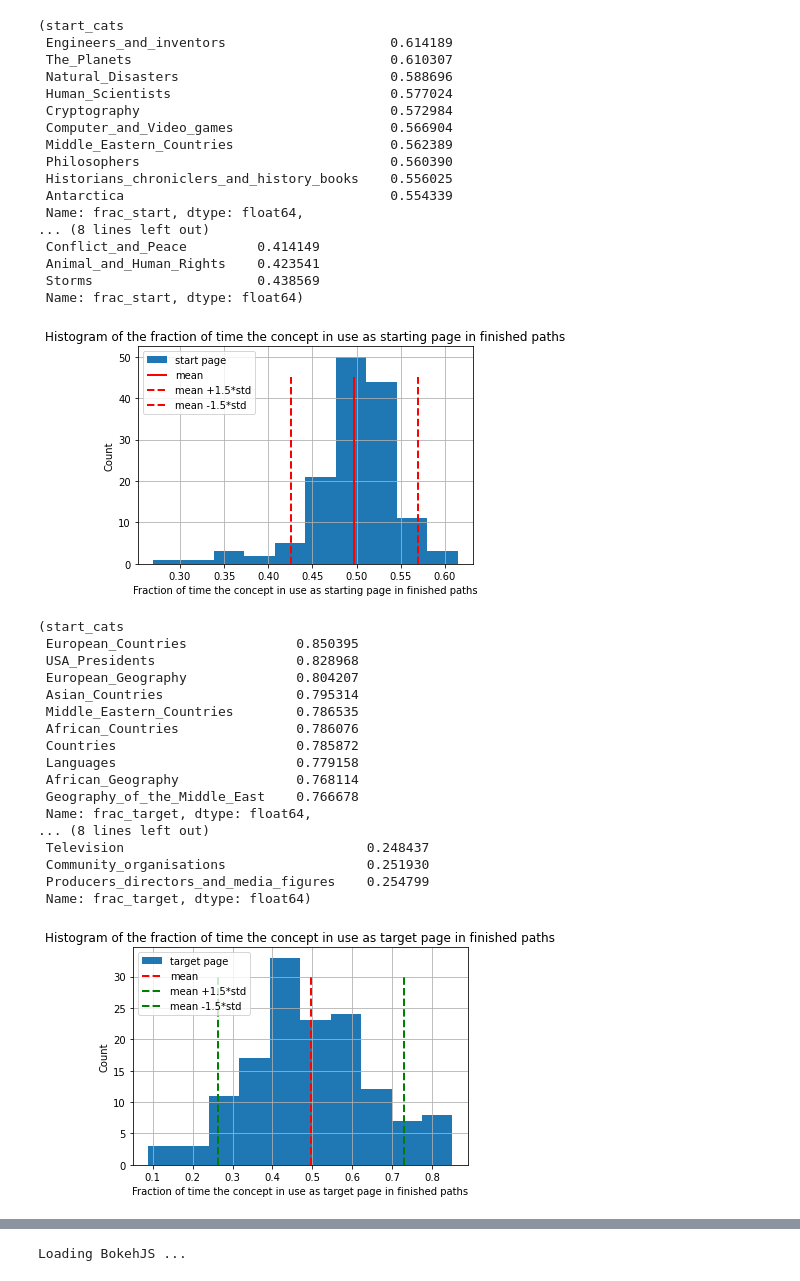
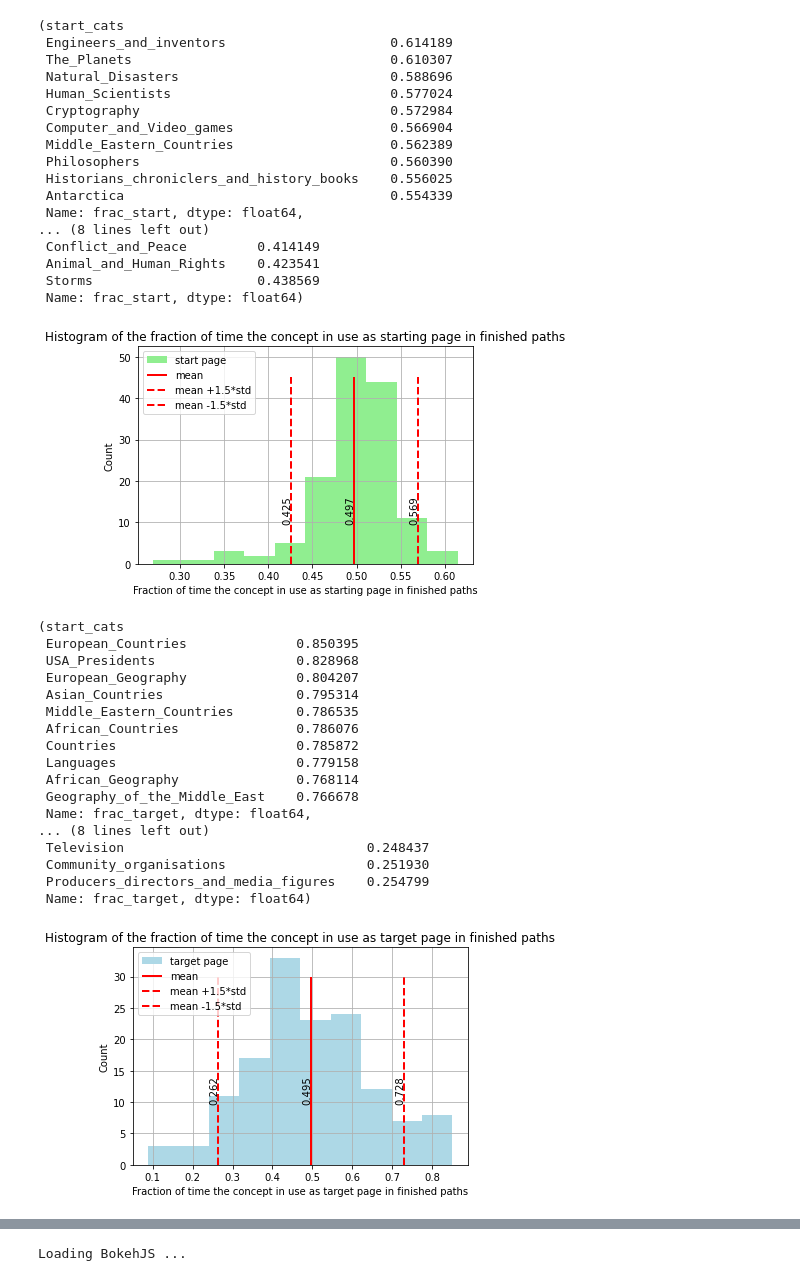
Before and after one commit to epfl-ada/ada-2022-project-7yobananaboy7, a Jupyter notebook: Cluster pages .ipynb, the cells around one changed output, grey strips where cells are left out. Cells and saved outputs as stored; diff of their text form; code cells hidden in the pictures.

```diff
--- a/Cluster pages .ipynb
+++ b/Cluster pages .ipynb
@@ -149,11 +35,0 @@ However, we have to be carefull because maybe the difference of 10 is between 61
-# %%
-def get_first_last(n, df, cat):
-    df_sorted_cat = df[cat].sort_values()
-    return df_sorted_cat[-n :][::-1], df_sorted_cat[:n]
-
-categories_all.diff_in.hist(alpha = 0.6, label = 'in_degree').set_title('Histogram of the absolute difference  between finished and unfineshed graphs of node degree')
-categories_all.diff_out.hist(alpha = 0.6, label = 'out_degree')
-categories_all.diff_mean_in_out.hist(alpha = 0.6, label = 'mean_degree')
-plt.xlabel('Difference of degree')
-plt.ylabel('Count')
-plt.legend()
@@ -285,4 +144,6 @@ get_first_last(10, categories_all, 'weighted_diff_unfinished')
 # %%
+# split the categories and and aggregate categories of articles that have multiple categories
 categories['categories'] = categories.category.apply(lambda x : x.split('.')[1:])
 categories_merged = pd.DataFrame(categories.groupby('article').categories.agg(sum))
-#categories_merged = categories_merged.reset_index()
+start_target_cats = get_start_target_cats(paths_unfinished, paths_finished, categories_merged, nb_finished_node_visited, nb_unfinished_node_visited)
+start_target_cats.head(4)
@@ -313,11 +156,0 @@ start_target_cats_unfinished = start_target_cats_unfinished.add_suffix('_unfinis
-# %%
-start_target_cats = start_target_cats_finished.join(start_target_cats_unfinished)
-# %%
-start_target_cats['weighted_diff_start'] = start_target_cats.apply(lambda x:
-            (x.start_finished - x.start_unfinished) /(x.start_finished + x.start_unfinished), axis = 1)
-start_target_cats['weighted_diff_target'] = start_target_cats.apply(lambda x:
-            (x.target_finished - x.target_unfinished) /(x.target_finished + x.target_unfinished), axis = 1)
-start_target_cats['frac_start'] = start_target_cats.apply(lambda x:
-            (x.start_finished) /(x.start_finished + x.start_unfinished), axis = 1)
-start_target_cats['frac_target'] = start_target_cats.apply(lambda x:
-            (x.target_finished) /(x.target_finished + x.target_unfinished), axis = 1)
@@ -340,5 +157,5 @@ Some starting and target concepts has a big impact on the result of a game. We w
 # %%
-start_target_cats['frac_start'].hist(label = 'start page')\
+start_target_cats['frac_start'].hist(label = 'start page', color = 'lightgreen')\
             .set_title("""Histogram of the fraction of time the concept in use as starting page in finished paths""")
 plt.xlabel('Fraction of time the concept in use as starting page in finished paths')
 plt.ylabel('Count')
@@ -347,9 +164,13 @@ mean_frac_start, std_frac_start = start_target_cats['frac_start'].mean(), start_
 val_frac_start = 1.5
 y_limit = 45
 plt.vlines(mean_frac_start, 0, y_limit, ls='-', color='red', linewidth=2, label = 'mean')
+plt.text(mean_frac_start- 0.01,10,'%.3f'%(mean_frac_start),rotation=90)
 plt.vlines(mean_frac_start+ val_frac_start *std_frac_start,  0, y_limit, ls='--', color='red', linewidth=2,label ='mean +'+str(val_frac_start)+'*std')
+plt.text(mean_frac_start+ val_frac_start *std_frac_start- 0.01,10,\
+            '%.3f'%(mean_frac_start+ val_frac_start *std_frac_start),rotation=90)
 plt.vlines(mean_frac_start- val_frac_start * std_frac_start,  0, y_limit, ls='--', color='red', linewidth=2, label ='mean -'+str(val_frac_start)+'*std')
-
+plt.text(mean_frac_start- val_frac_start *std_frac_start- 0.01,10,\
+            '%.3f'%(mean_frac_start- val_frac_start *std_frac_start),rotation=90)
 plt.legend()
 
 get_first_last(10, start_target_cats, 'frac_start')
@@ -371,42 +192,47 @@ get_first_last(10, start_target_cats, 'frac_start')
  Animal_and_Human_Rights    0.423541
  Storms                     0.438569
  Name: frac_start, dtype: float64)
-[figure, old version]
+[figure, new version]
 # %%
 # Look at the target page now
-start_target_cats['frac_target'].hist(label = 'target page')\
+start_target_cats['frac_target'].hist(label = 'target page', color = 'lightblue')\
             .set_title("""Histogram of the fraction of time the concept in use as target page in finished paths""")
 plt.xlabel('Fraction of time the concept in use as target page in finished paths')
 plt.ylabel('Count')
 mean_frac_target, std_frac_target = start_target_cats['frac_target'].mean(), start_target_cats['frac_target'].std()
 
 val_frac_target = 1.5
 y_limit = 30
-plt.vlines(mean_frac_target, 0, y_limit, ls='--', color='red', linewidth=2, label = 'mean')
-plt.vlines(mean_frac_target+ val_frac_target *std_frac_target,  0, y_limit, ls='--', color='green', linewidth=2,label ='mean +'+str(val_frac_target)+'*std')
-plt.vlines(mean_frac_target- val_frac_target * std_frac_target,  0, y_limit, ls='--', color='green', linewidth=2, label ='mean -'+str(val_frac_target)+'*std')
+plt.vlines(mean_frac_target, 0, y_limit, ls='-', color='red', linewidth=2, label = 'mean')
+plt.text(mean_frac_target- 0.02,10,'%.3f'%(mean_frac_target),rotation=90)
+plt.vlines(mean_frac_target+ val_frac_target *std_frac_target,  0, y_limit, ls='--', color='red', linewidth=2,label ='mean +'+str(val_frac_target)+'*std')
+plt.text(mean_frac_target+ val_frac_target *std_frac_target- 0.02,10,\
+            '%.3f'%(mean_frac_target+ val_frac_target *std_frac_target),rotation=90)
+plt.vlines(mean_frac_target- val_frac_target * std_frac_target,  0, y_limit, ls='--', color='red', linewidth=2, label ='mean -'+str(val_frac_target)+'*std')
+plt.text(mean_frac_target- val_frac_target *std_frac_target- 0.02,10,\
+            '%.3f'%(mean_frac_target- val_frac_target *std_frac_target),rotation=90)
 
 plt.legend()
 plt.legend()
 # Get the easiest and hardest finishing pages
 get_first_last(10, start_target_cats, 'frac_target')
 # %% [output]
 (start_cats
  European_Countries              0.850395
  USA_Presidents                  0.828968
  European_Geography              0.804207
  Asian_Countries                 0.795314
  Middle_Eastern_Countries        0.786535
  African_Countries               0.786076
  Countries                       0.785872
  Languages                       0.779158
  African_Geography               0.768114
  Geography_of_the_Middle_East    0.766678
  Name: frac_target, dtype: float64,
 ... (8 lines left out)
  Television                               0.248437
  Community_organisations                  0.251930
  Producers_directors_and_media_figures    0.254799
  Name: frac_target, dtype: float64)
-[figure, old version]
+[figure, new version]
 # %% [markdown]
```
Also changed, not shown: parts of 42 cells of this notebook, 2 other files.
